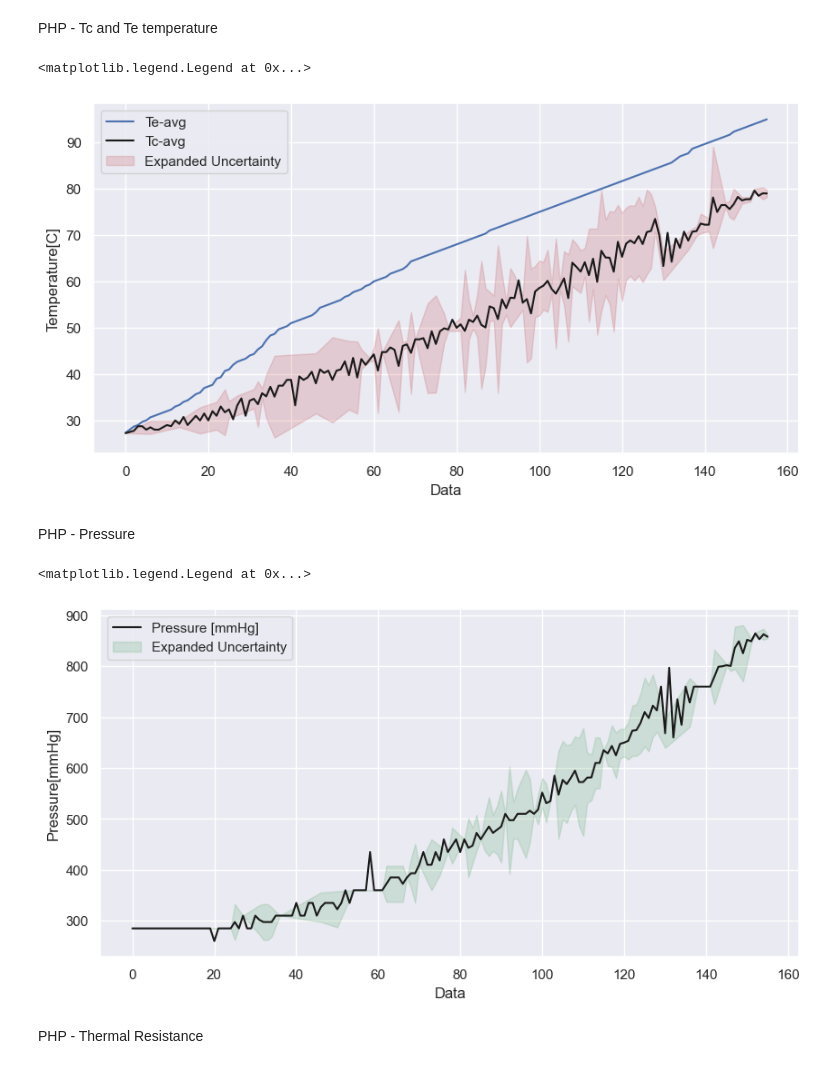
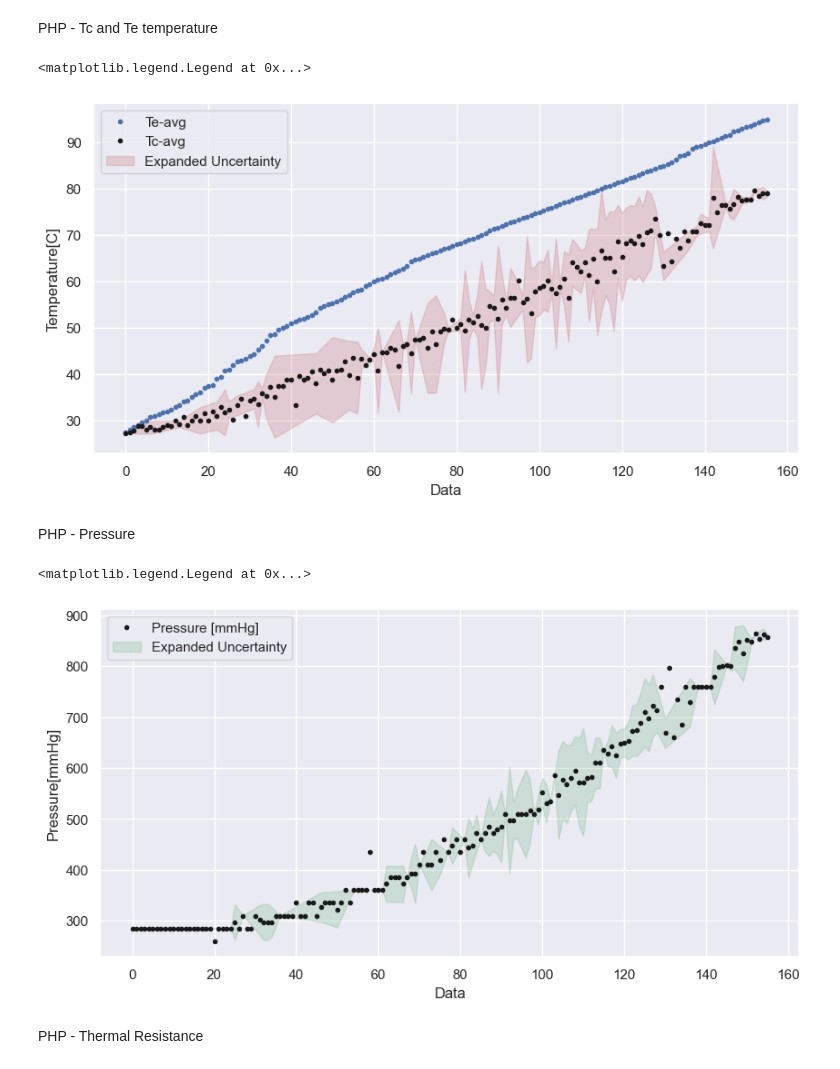
Before and after one commit to nirmalparmarphd/PulseHeatPipe, a Jupyter notebook: DA_php_al203_60fr.ipynb, the cells around one changed output. Saved outputs shown, nothing was run; the diff lists cells and outputs as text; code cells hidden in the pictures.

```diff
--- a/DA_php_al203_60fr.ipynb
+++ b/DA_php_al203_60fr.ipynb
@@ -141,8 +141,8 @@ PHP - Tc and Te temperature
 # %%
 # plot of Tc and Te average tempratures with calculated expanded uncertainty with 95% confidence interval
 plt.figure(figsize=(10,5));
-plt.plot(df_mean['Te - AVG 1,2,3 (oC)'].index, df_mean['Te - AVG 1,2,3 (oC)'], 'b', label='Te-avg')
-plt.plot(df_mean['Tc - AVG 1&2 (oC)'].index, df_mean['Tc - AVG 1&2 (oC)'], 'k', label='Tc-avg' )
+plt.plot(df_mean['Te - AVG 1,2,3 (oC)'].index, df_mean['Te - AVG 1,2,3 (oC)'], '.b', label='Te-avg')
+plt.plot(df_mean['Tc - AVG 1&2 (oC)'].index, df_mean['Tc - AVG 1&2 (oC)'], '.k', label='Tc-avg' )
 idx = df_std.index
 df_mean_idx = df_mean.loc[idx]
 plt.fill_between(df_std['Tc - AVG 1&2 (oC)'].index, df_mean_idx['Tc - AVG 1&2 (oC)'] - 2* df_std['Tc - AVG 1&2 (oC)'], df_mean_idx['Tc - AVG 1&2 (oC)'] + 2* df_std['Tc - AVG 1&2 (oC)'],color='r', alpha=0.2, label='Expanded Uncertainty')
@@ -151,22 +151,22 @@ plt.ylabel('Temperature[C]')
 plt.legend()
 # %% [output]
 <matplotlib.legend.Legend at 0x...>
-[figure, old version]
+[figure, new version]
 # %% [markdown]
 PHP - Pressure
 # %%
 # pressure graph with EU
 plt.figure(figsize=(10,5));
-plt.plot(df_mean['Pressure (mm of Hg).1'].index, df_mean['Pressure (mm of Hg).1'], 'k', label='Pressure [mmHg]' )
+plt.plot(df_mean['Pressure (mm of Hg).1'].index, df_mean['Pressure (mm of Hg).1'], '.k', label='Pressure [mmHg]' )
 idx = df_std.index
 df_mean_idx = df_mean.loc[idx]
 plt.fill_between(df_std['Pressure (mm of Hg).1'].index, df_mean_idx['Pressure (mm of Hg).1'] - 2* df_std['Pressure (mm of Hg).1'], df_mean_idx['Pressure (mm of Hg).1'] + 2* df_std['Pressure (mm of Hg).1'],color='g', alpha=0.2, label='Expanded Uncertainty')
 plt.xlabel('Data')
 plt.ylabel('Pressure[mmHg]')
 plt.legend()
 # %% [output]
 <matplotlib.legend.Legend at 0x...>
-[figure, old version]
+[figure, new version]
 # %% [markdown]
 PHP - Thermal Resistance
 # %%
```
Also changed, not shown: parts of 2 cells of this notebook.
